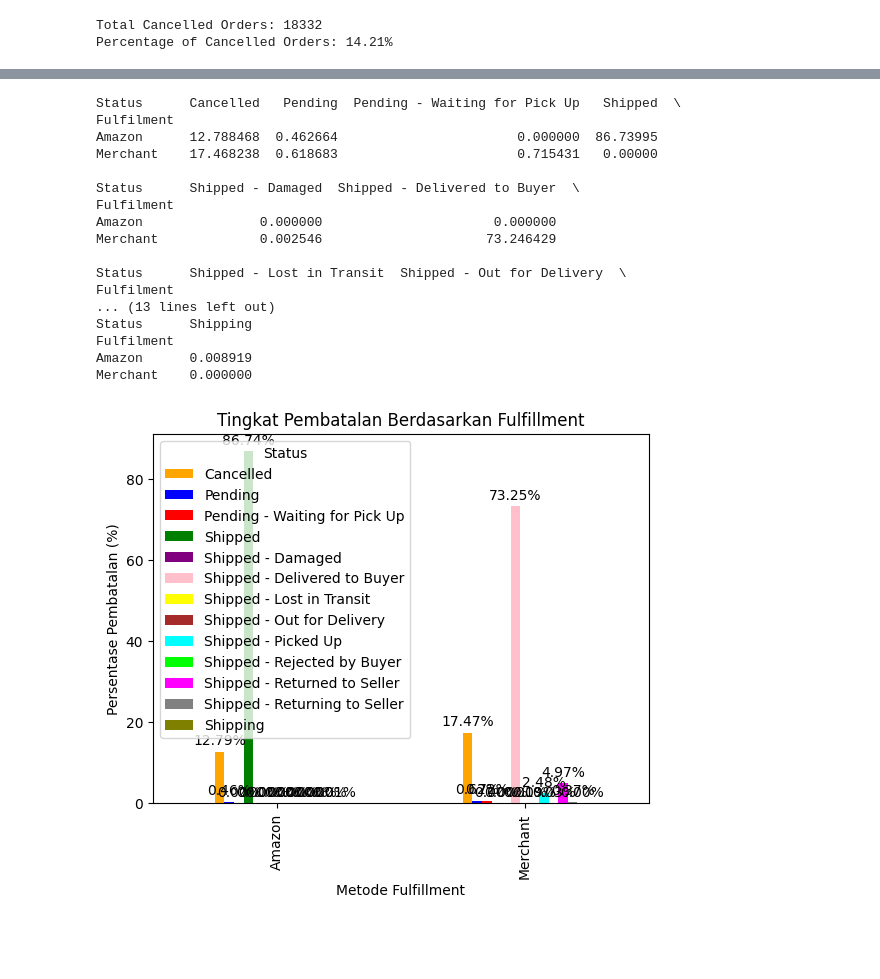
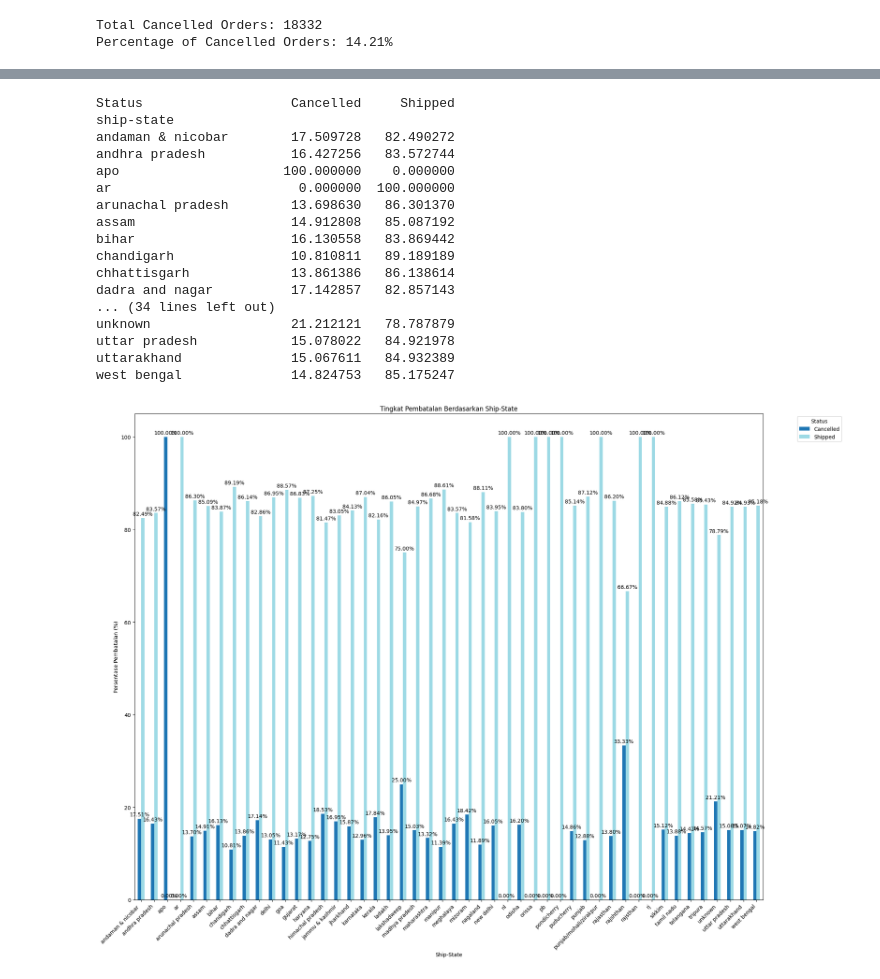
Before and after one commit to ThoriqNaufal20/Analisis-Amazon-Retail, a Jupyter notebook: analysis_retail.ipynb, the cells around one changed output, grey strips where cells are left out. Cells and saved outputs as stored; diff of their text form; code cells hidden in the pictures; blank space fills up the shorter version.

```diff
--- a/analysis_retail.ipynb
+++ b/analysis_retail.ipynb
@@ -4,6 +5,7 @@ import matplotlib.pyplot as plt
 # %%
 df = pd.read_csv("Amazon Sale Report.csv")
 df = df.drop("Unnamed: 22", axis= 1)
+df = df.drop("fulfilled-by", axis= 1)
 df.head()
 # %% [output]
 |  | index | Order ID | Date | Status | Fulfilment | Sales Channel | ship-service-level | Style | SKU | ... |
@@ -45,0 +90,6 @@ Name: Status, dtype: float64
+# %%
+df['Status'] = df['Status'].apply(lambda x: x if x == 'Cancelled' else 'Shipped')
+# %%
+# Mengonversi ke format datetime yang standar
+df['Date'] = pd.to_datetime(df['Date'])
+df
@@ -46,51 +110,60 @@ Name: Status, dtype: float64
 # %%
-status_fulfillment_rate = df.groupby(['Fulfilment', 'Status']).size().unstack(fill_value=0)
+status_rate = df.groupby(['ship-state', 'Status']).size().unstack(fill_value=0)
 
 # Menghitung persentase untuk setiap status
-status_fulfillment_rate_percentage = status_fulfillment_rate.div(status_fulfillment_rate.sum(axis=1), axis=0) * 100
+statusrate_percentage = status_rate.div(status_rate.sum(axis=1), axis=0) * 100
 
 # Print hasil persentase per status untuk setiap Fulfillment
-print(status_fulfillment_rate_percentage)
+print(statusrate_percentage)
 
-# Daftar 13 warna yang berbeda
-colors = ['orange', 'blue', 'red', 'green', 'purple', 'pink', 'yellow', 'brown', 'cyan', 'lime', 'magenta', 'gray', 'olive']
+# Plot dengan ukuran figure yang disesuaikan
+fig, ax = plt.subplots(figsize=(20, 15))  # Menyesuaikan ukuran untuk fleksibilitas
 
-# Visualisasi dengan warna berbeda
-ax = status_fulfillment_rate_percentage.plot(kind='bar', color=colors[:len(status_fulfillment_rate_percentage.columns)],
-                                             title='Tingkat Pembatalan Berdasarkan Fulfillment')
+# Menggunakan palet warna untuk memudahkan perbedaan kategori
+colors = plt.cm.get_cmap('tab20', len(statusrate_percentage.columns))
+
+# Visualisasi dengan bar chart
+statusrate_percentage.plot(kind='bar', ax=ax, color=colors(range(len(statusrate_percentage.columns))),
+                                        title='Tingkat Pembatalan Berdasarkan Ship-State')
 
 # Menambahkan angka di atas setiap bar
 for p in ax.patches:
     ax.annotate(f'{p.get_height():.2f}%',
                 (p.get_x() + p.get_width() / 2., p.get_height()),
                 ha='center', va='baseline',
                 xytext=(0, 5), textcoords='offset points')
 
 # Menambahkan label sumbu
 plt.ylabel('Persentase Pembatalan (%)')
-plt.xlabel('Metode Fulfillment')
+plt.xlabel('Ship-State')
 
-# Menampilkan legenda
-plt.legend(title='Status')
+# Memutar label di sumbu X untuk menghindari overlap
+plt.xticks(rotation=45, ha='right')
+
+# Menambahkan legenda di luar plot agar lebih terlihat jika data banyak
+plt.legend(title='Status', bbox_to_anchor=(1.05, 1), loc='upper left')
+
+# Mengatur tata letak agar lebih rapi
+plt.tight_layout()
 
 # Menampilkan grafik
 plt.show()
 # %% [output]
-Status      Cancelled   Pending  Pending - Waiting for Pick Up   Shipped  \
-Fulfilment
-Amazon      12.788468  0.462664                       0.000000  86.73995
-Merchant    17.468238  0.618683                       0.715431   0.00000
-
-Status      Shipped - Damaged  Shipped - Delivered to Buyer  \
-Fulfilment
-Amazon               0.000000                      0.000000
-Merchant             0.002546                     73.246429
-
-Status      Shipped - Lost in Transit  Shipped - Out for Delivery  \
-Fulfilment
-... (13 lines left out)
-Status      Shipping
-Fulfilment
-Amazon      0.008919
-Merchant    0.000000
+Status                   Cancelled     Shipped
+ship-state
+andaman & nicobar        17.509728   82.490272
+andhra pradesh           16.427256   83.572744
+apo                     100.000000    0.000000
+ar                        0.000000  100.000000
+arunachal pradesh        13.698630   86.301370
+assam                    14.912808   85.087192
+bihar                    16.130558   83.869442
+chandigarh               10.810811   89.189189
+chhattisgarh             13.861386   86.138614
+dadra and nagar          17.142857   82.857143
+... (34 lines left out)
+unknown                  21.212121   78.787879
+uttar pradesh            15.078022   84.921978
+uttarakhand              15.067611   84.932389
+west bengal              14.824753   85.175247
-[figure, old version]
+[figure, new version]
```
Also changed, not shown: parts of 20 cells of this notebook.
